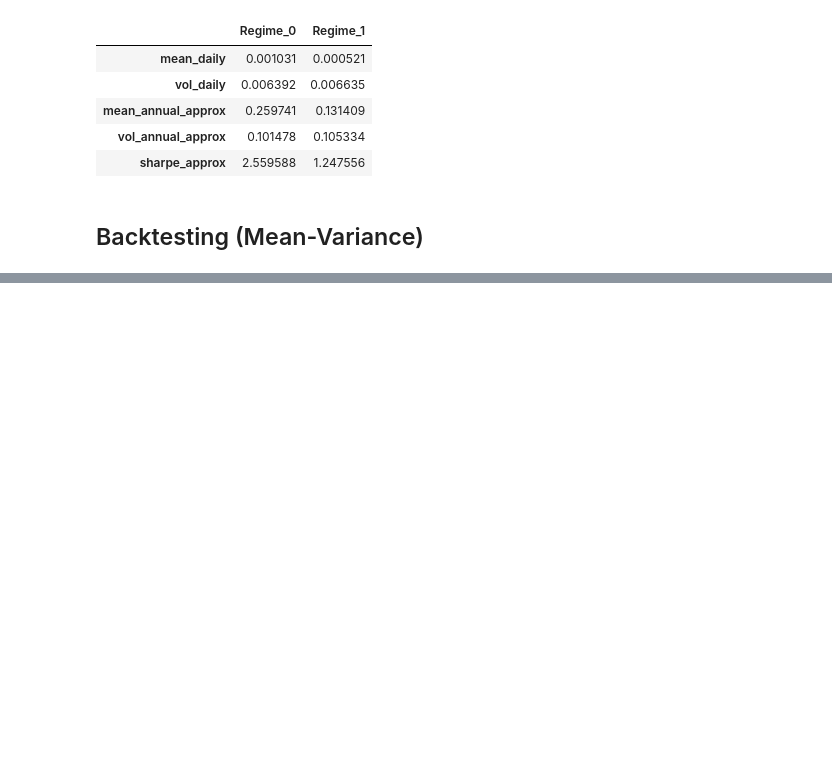
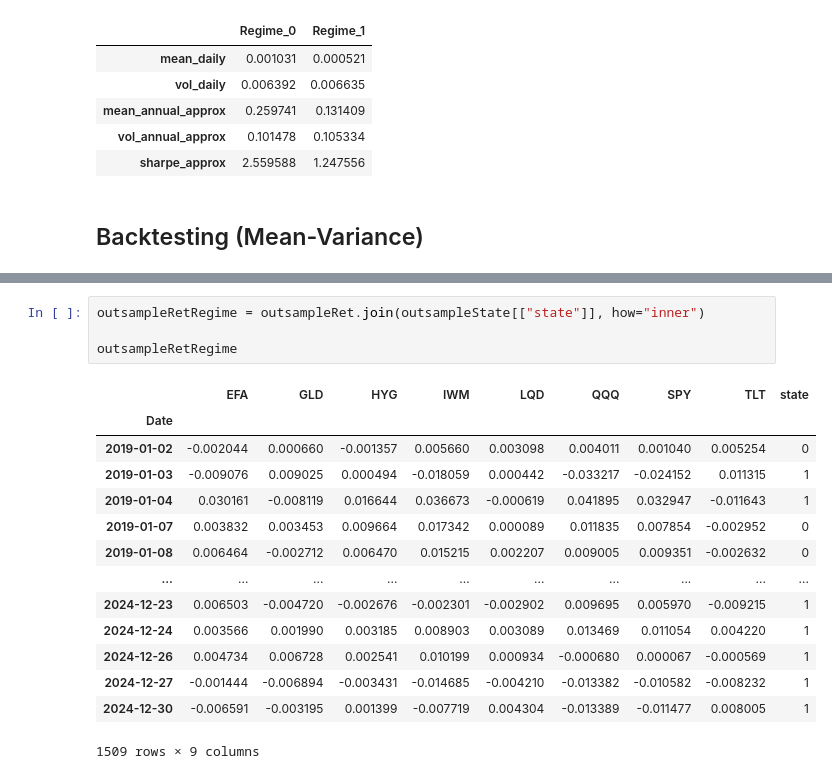
Before and after one commit to LTam2024/hmmRegimeDetect, a Jupyter notebook: regimeDetect.ipynb, the cells around one changed output, grey strips where cells are left out. Cells and saved outputs as stored; diff of their text form; blank space fills up the shorter version.

```diff
--- a/regimeDetect.ipynb
+++ b/regimeDetect.ipynb
@@ -392,0 +462,19 @@ statsMeanVarDf
+# %%
+outsampleRetRegime = outsampleRet.join(outsampleState[["state"]], how="inner")
+
+outsampleRetRegime
+# %% [output]
+|  | EFA | GLD | HYG | IWM | LQD | QQQ | SPY | TLT | state |
+| Date |  |  |  |  |  |  |  |  |  |
+| 2019-01-02 | -0.002044 | 0.000660 | -0.001357 | 0.005660 | 0.003098 | 0.004011 | 0.001040 | 0.005254 | 0 |
+| 2019-01-03 | -0.009076 | 0.009025 | 0.000494 | -0.018059 | 0.000442 | -0.033217 | -0.024152 | 0.011315 | 1 |
+| 2019-01-04 | 0.030161 | -0.008119 | 0.016644 | 0.036673 | -0.000619 | 0.041895 | 0.032947 | -0.011643 | 1 |
+| 2019-01-07 | 0.003832 | 0.003453 | 0.009664 | 0.017342 | 0.000089 | 0.011835 | 0.007854 | -0.002952 | 0 |
+| 2019-01-08 | 0.006464 | -0.002712 | 0.006470 | 0.015215 | 0.002207 | 0.009005 | 0.009351 | -0.002632 | 0 |
+| ... | ... | ... | ... | ... | ... | ... | ... | ... | ... |
+| 2024-12-23 | 0.006503 | -0.004720 | -0.002676 | -0.002301 | -0.002902 | 0.009695 | 0.005970 | -0.009215 | 1 |
+| 2024-12-24 | 0.003566 | 0.001990 | 0.003185 | 0.008903 | 0.003089 | 0.013469 | 0.011054 | 0.004220 | 1 |
+| 2024-12-26 | 0.004734 | 0.006728 | 0.002541 | 0.010199 | 0.000934 | -0.000680 | 0.000067 | -0.000569 | 1 |
+| 2024-12-27 | -0.001444 | -0.006894 | -0.003431 | -0.014685 | -0.004210 | -0.013382 | -0.010582 | -0.008232 | 1 |
+| 2024-12-30 | -0.006591 | -0.003195 | 0.001399 | -0.007719 | 0.004304 | -0.013389 | -0.011477 | 0.008005 | 1 |
+1509 rows × 9 columns
```
Also changed, not shown: parts of 10 cells of this notebook, 3 other files.
